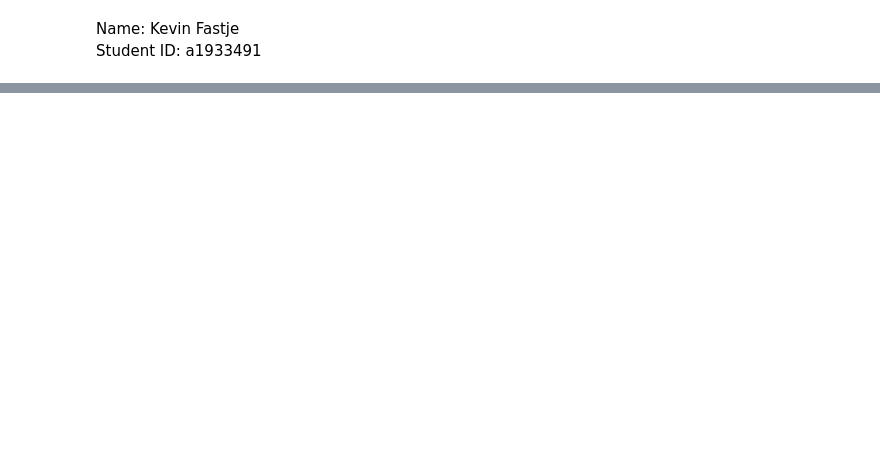
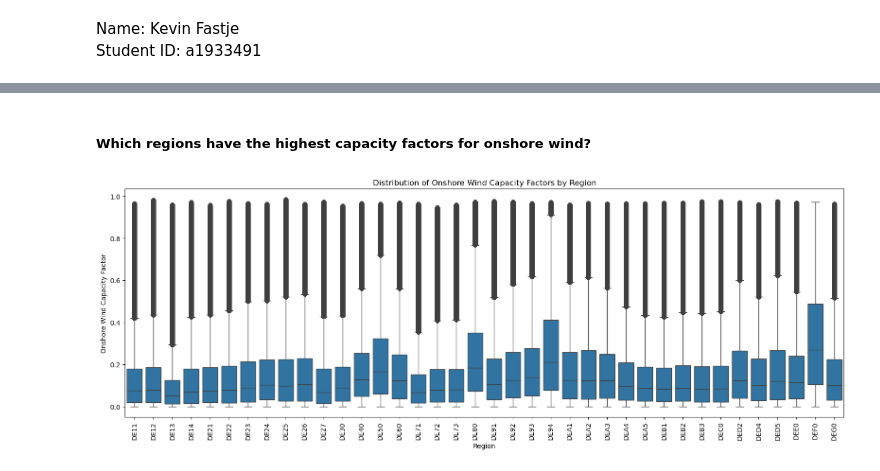
Before and after one commit to Kevin-Fastje/bigdataproject, a Jupyter notebook: analysis.ipynb, the cells around one changed output, grey strips where cells are left out. Drawn from its saved outputs; the diff is of its cells as text; code cells hidden in the pictures; blank space fills up the shorter version.

```diff
--- a/analysis.ipynb
+++ b/analysis.ipynb
@@ -290,0 +962,14 @@ Index(['DE40', 'DE50', 'DE60', 'DE80', 'DE91', 'DE92', 'DE93', 'DE94', 'DEE0',
+# %% [markdown]
+##### Which regions have the highest capacity factors for onshore wind?
+# %%
+# Boxplot: Wind Onshore capacity factor per region
+plt.figure(figsize=(16, 6))
+sns.boxplot(data=energy_df, x='region', y='wind_onshore')
+plt.xticks(rotation=90)
+plt.title('Distribution of Onshore Wind Capacity Factors by Region')
+plt.ylabel('Onshore Wind Capacity Factor')
+plt.xlabel('Region')
+plt.tight_layout()
+plt.show()
+# %% [output]
+[figure, added]
```
Also changed, not shown: parts of 82 cells of this notebook, 2 other files.
